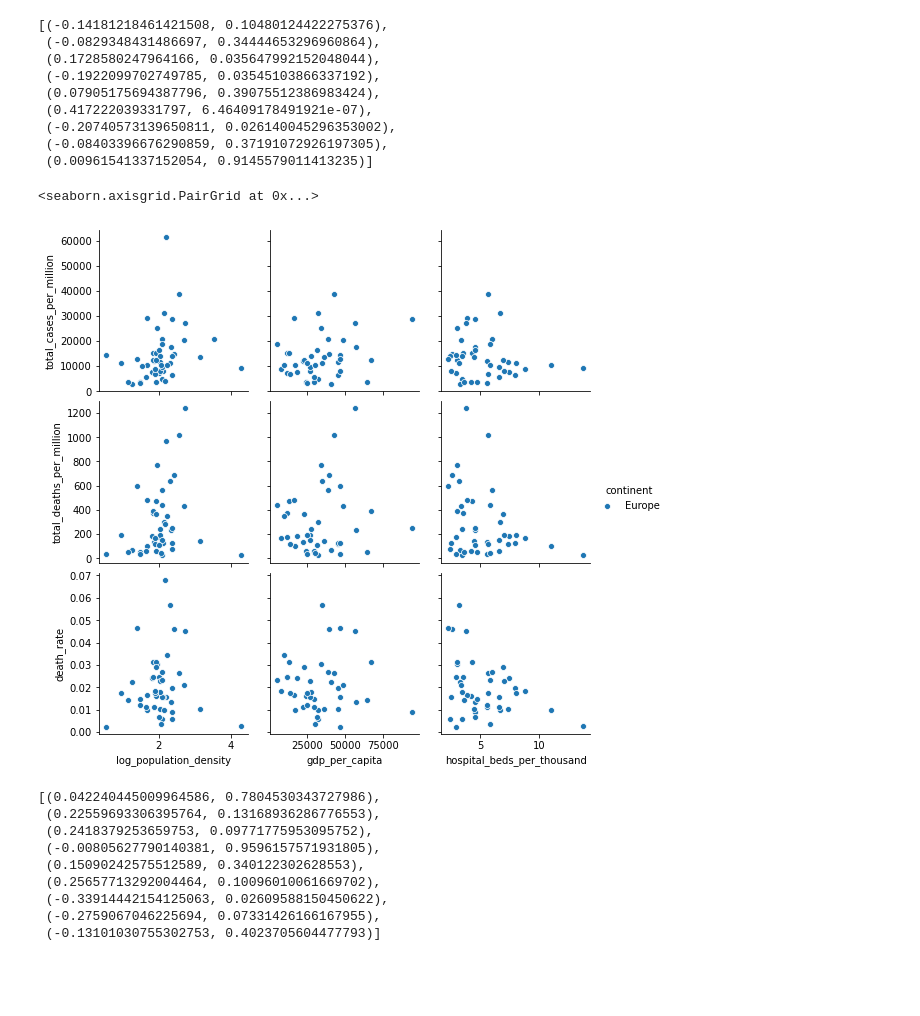
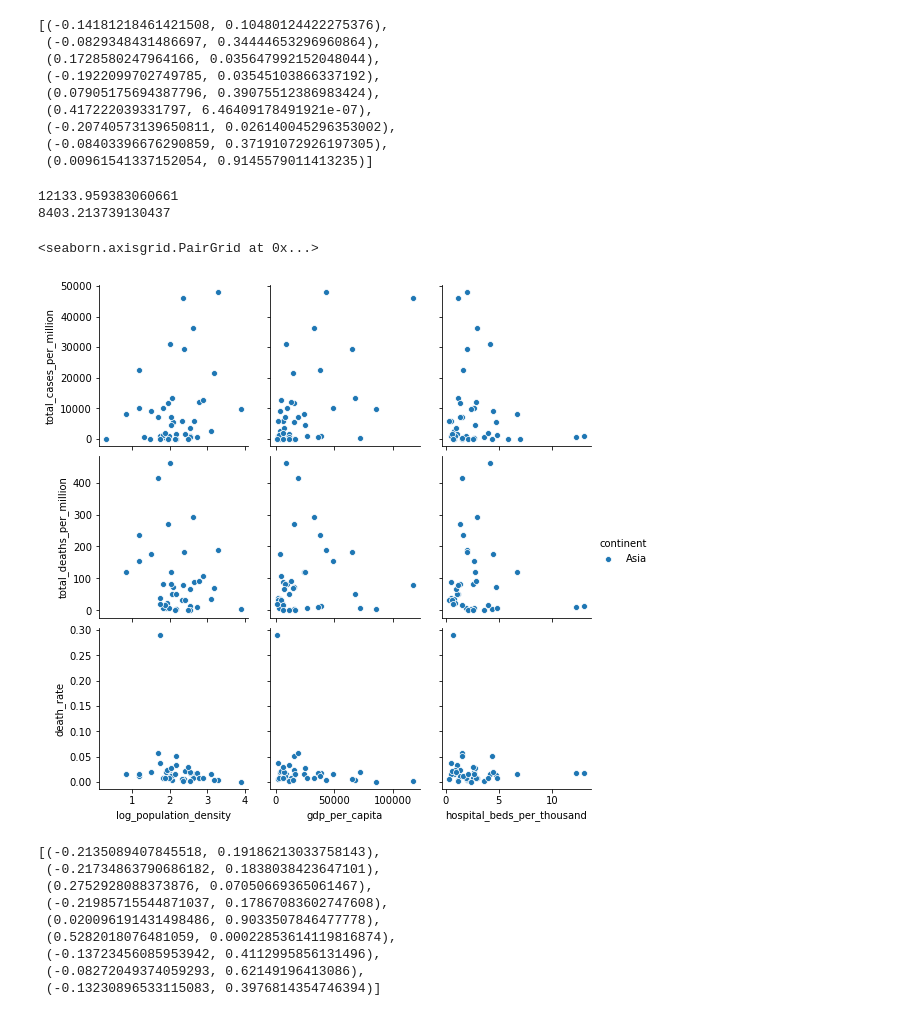
Before and after one commit to lkostakis/data-mining-covid19, a Jupyter notebook: ask4.ipynb, the cells around one changed output. Saved outputs shown, nothing was run; the diff lists cells and outputs as text; code cells hidden in the pictures; blank space fills up the shorter version.

```diff
--- a/ask4.ipynb
+++ b/ask4.ipynb
@@ -178,18 +183,25 @@ values
  (0.00961541337152054, 0.9145579011413235)]
 # %%
 # Only European countries
-df = df.loc[df.continent == 'Europe']
+df = df.loc[df.continent == 'Asia']
+std= df.total_cases_per_million.std()
+mean=df.total_cases_per_million.mean()
 
+print(std)
+print(mean)
 # Create seaborn.pairplot
 sns.pairplot(df, hue = 'continent',
              x_vars = ['log_population_density','gdp_per_capita', 'hospital_beds_per_thousand'],
              y_vars = ['total_cases_per_million','total_deaths_per_million', 'death_rate'])
 # %% [output]
-<seaborn.axisgrid.PairGrid at 0x...>
+12133.959383060661
+8403.213739130437
+<seaborn.axisgrid.PairGrid at 0x...>
-[figure, old version]
+[figure, new version]
 # %%
-# New Pearson Coefficients and p_values with log_population_density
+# New Pearson Coefficients and p_values for European countries only
 values = []
+
 pair1 = df.dropna(subset = ['log_population_density', 'death_rate'], how ='any')
 values.append(pearsonr(pair1.log_population_density, pair1.death_rate))
 
@@ -218,12 +230,12 @@ pair9 = df.dropna(subset = ['hospital_beds_per_thousand', 'total_cases_per_milli
 values.append(pearsonr(pair9.hospital_beds_per_thousand, pair9.total_cases_per_million))
 values
 # %% [output]
-[(0.042240445009964586, 0.7804530343727986),
- (0.22559693306395764, 0.13168936286776553),
- (0.2418379253659753, 0.09771775953095752),
- (-0.00805627790140381, 0.9596157571931805),
- (0.15090242575512589, 0.340122302628553),
- (0.25657713292004464, 0.10096010061669702),
- (-0.33914442154125063, 0.02609588150450622),
- (-0.2759067046225694, 0.07331426166167955),
- (-0.13101030755302753, 0.4023705604477793)]
+[(-0.2135089407845518, 0.19186213033758143),
+ (-0.21734863790686182, 0.1838038423647101),
+ (0.2752928088373876, 0.07050669365061467),
+ (-0.21985715544871037, 0.17867083602747608),
+ (0.020096191431498486, 0.9033507846477778),
+ (0.5282018076481059, 0.00022853614119816874),
+ (-0.13723456085953942, 0.4112995856131496),
+ (-0.08272049374059293, 0.62149196413086),
+ (-0.13230896533115083, 0.3976814354746394)]
```
Also changed, not shown: parts of 5 cells of this notebook.
